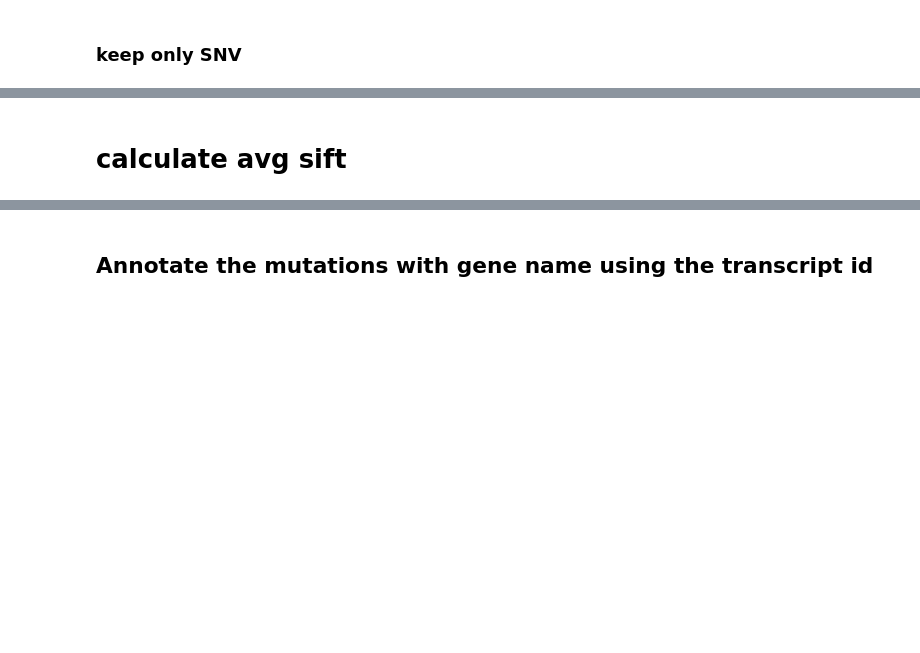
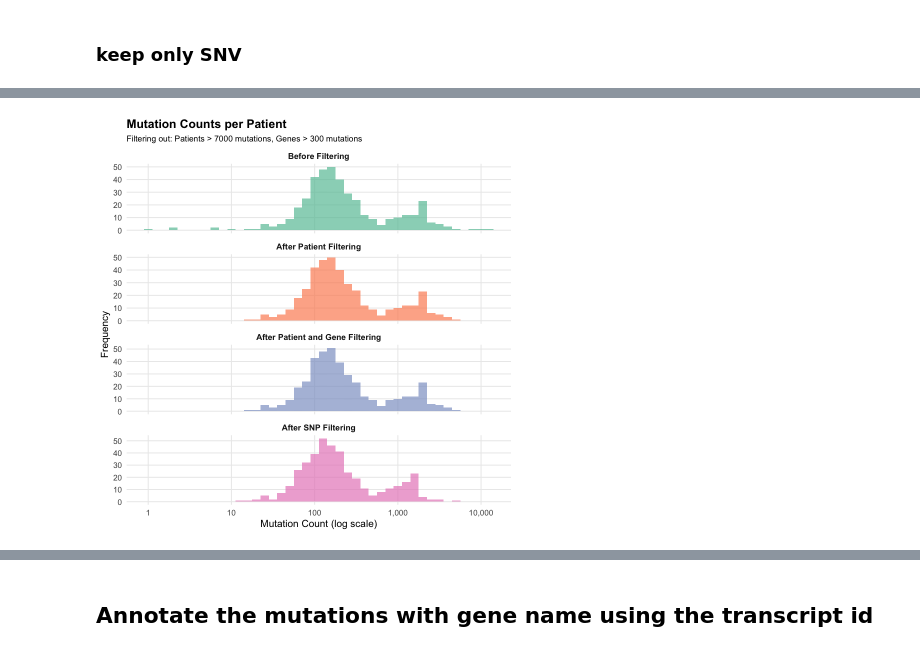
Before and after one commit to anl078/ECE204Repo, a Jupyter notebook: project2/Project2_R.ipynb, the cells around one changed output, grey strips where cells are left out. Saved outputs shown, nothing was run; the diff lists cells and outputs as text; code cells hidden in the pictures; blank space fills up the shorter version.

```diff
--- a/project2/Project2_R.ipynb
+++ b/project2/Project2_R.ipynb
@@ -170,2 +205,0 @@ nrow(STAD_mutation_filtered_pass)
-# %% [markdown]
-# calculate avg sift
@@ -177,0 +206,3 @@ mutate(
+# %%
+sample_mutation_counts_filtered_final <- table(STAD_mutation_filtered_pass$patient_id)
+gene_mutation_counts_filtered_final <- table(STAD_mutation_filtered_pass$Hugo_Symbol)
@@ -177,0 +271,4 @@ mutate(
+# %%
+p1
+# %% [output]
+[figure, added]
```
Also changed, not shown: parts of 130 cells of this notebook, 2 other files.
